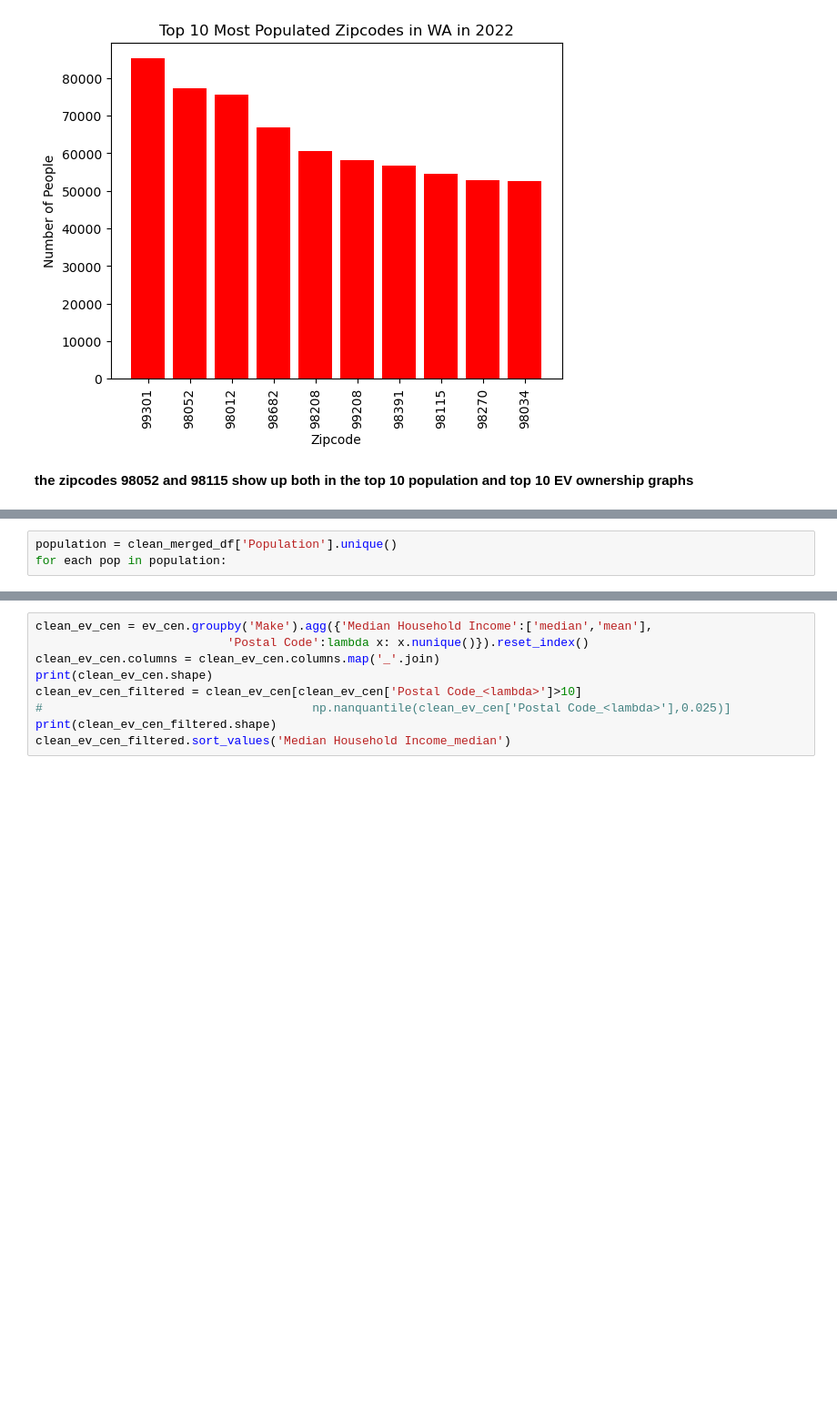
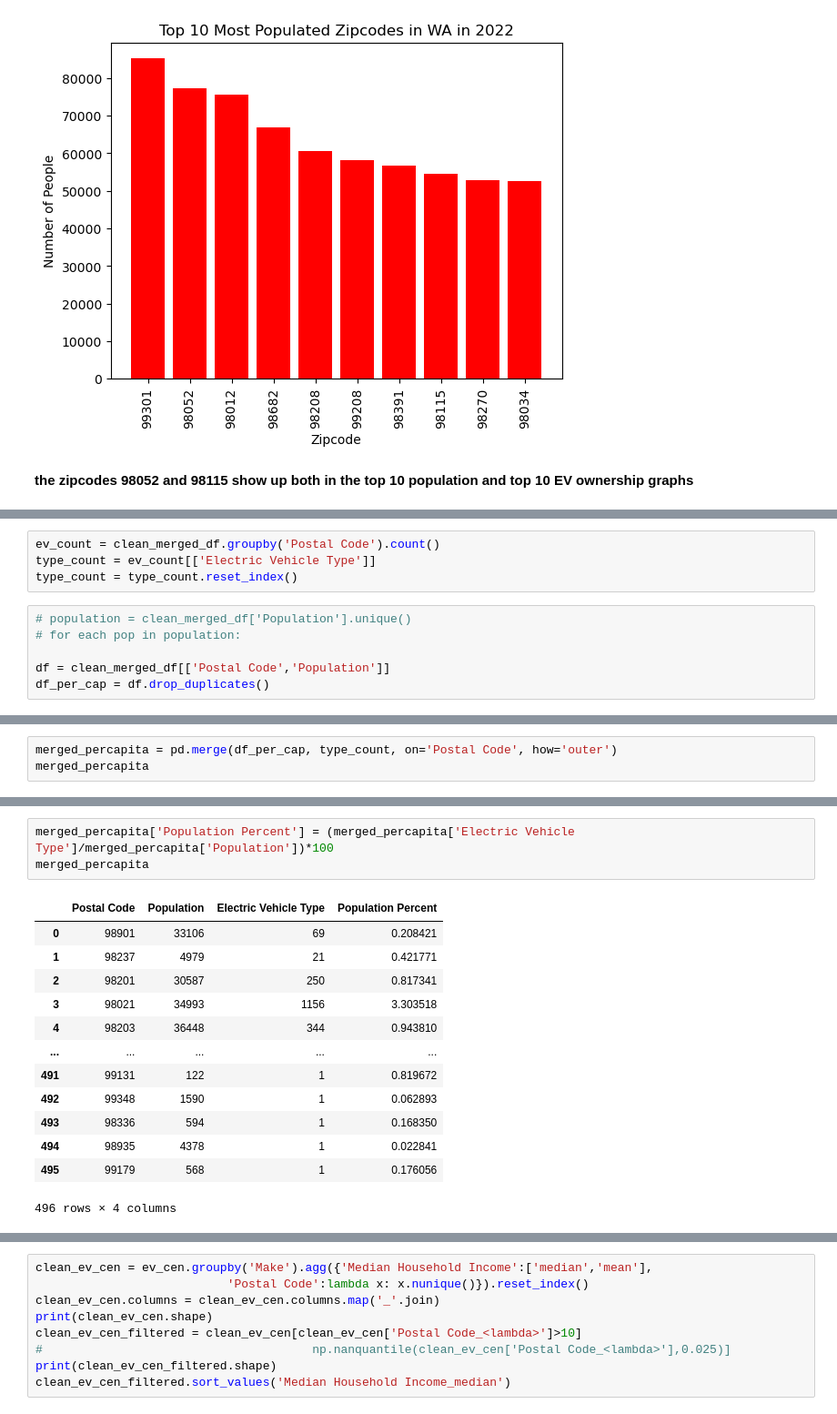
Before and after one commit to caelwillis/group-4-proj-1, a Jupyter notebook: Census-vs-EV-ownership.ipynb, the cells around one changed output, grey strips where cells are left out. Shown: that part at 91% size. Saved outputs shown, nothing was run; the diff lists cells and outputs as text; blank space fills up the shorter version.

```diff
--- a/Census-vs-EV-ownership.ipynb
+++ b/Census-vs-EV-ownership.ipynb
@@ -97,3 +97,10 @@ clean_merged_df
+# %%
+ev_count = clean_merged_df.groupby('Postal Code').count()
+type_count = ev_count[['Electric Vehicle Type']]
+type_count = type_count.reset_index()
 # %%
-population = clean_merged_df['Population'].unique()
-for each pop in population:
+# population = clean_merged_df['Population'].unique()
+# for each pop in population:
+
+df = clean_merged_df[['Postal Code','Population']]
+df_per_cap = df.drop_duplicates()
@@ -99,0 +121,3 @@ for each pop in population:
+# %%
+merged_percapita = pd.merge(df_per_cap, type_count, on='Postal Code', how='outer')
+merged_percapita
@@ -99,0 +138,17 @@ for each pop in population:
+# %%
+merged_percapita['Population Percent'] = (merged_percapita['Electric Vehicle Type']/merged_percapita['Population'])*100
+merged_percapita
+# %% [output]
+|  | Postal Code | Population | Electric Vehicle Type | Population Percent |
+| 0 | 98901 | 33106 | 69 | 0.208421 |
+| 1 | 98237 | 4979 | 21 | 0.421771 |
+| 2 | 98201 | 30587 | 250 | 0.817341 |
+| 3 | 98021 | 34993 | 1156 | 3.303518 |
+| 4 | 98203 | 36448 | 344 | 0.943810 |
+| ... | ... | ... | ... | ... |
+| 491 | 99131 | 122 | 1 | 0.819672 |
+| 492 | 99348 | 1590 | 1 | 0.062893 |
+| 493 | 98336 | 594 | 1 | 0.168350 |
+| 494 | 98935 | 4378 | 1 | 0.022841 |
+| 495 | 99179 | 568 | 1 | 0.176056 |
+496 rows × 4 columns
```
Also changed, not shown: parts of 8 cells of this notebook.
